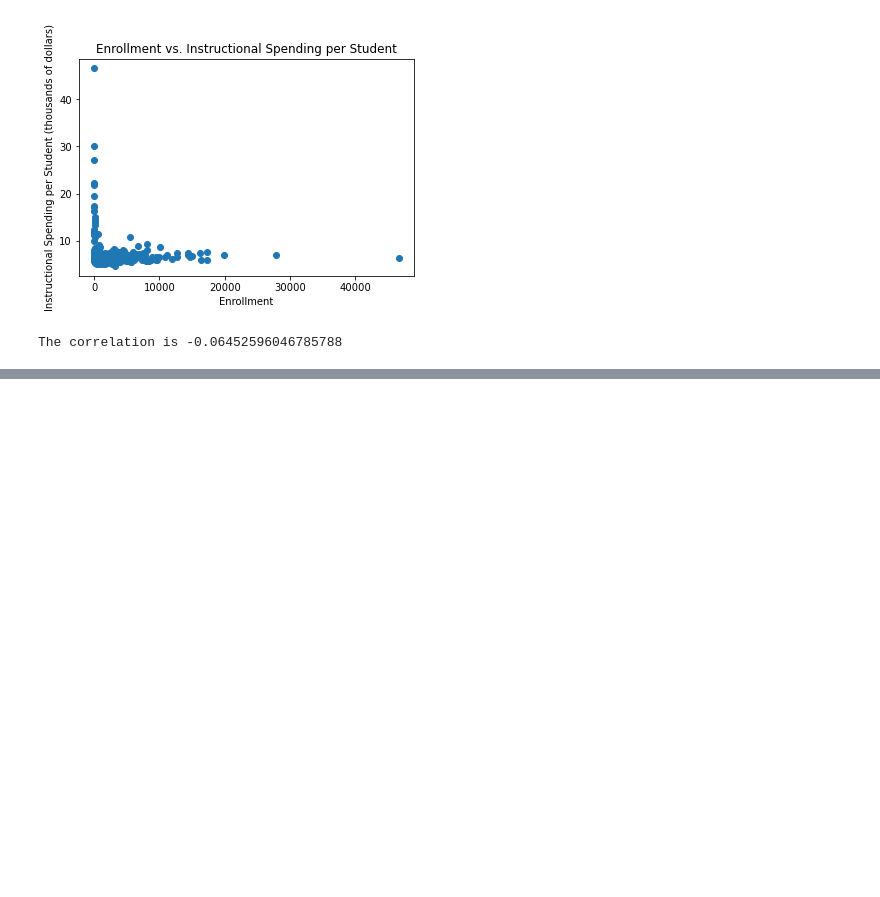
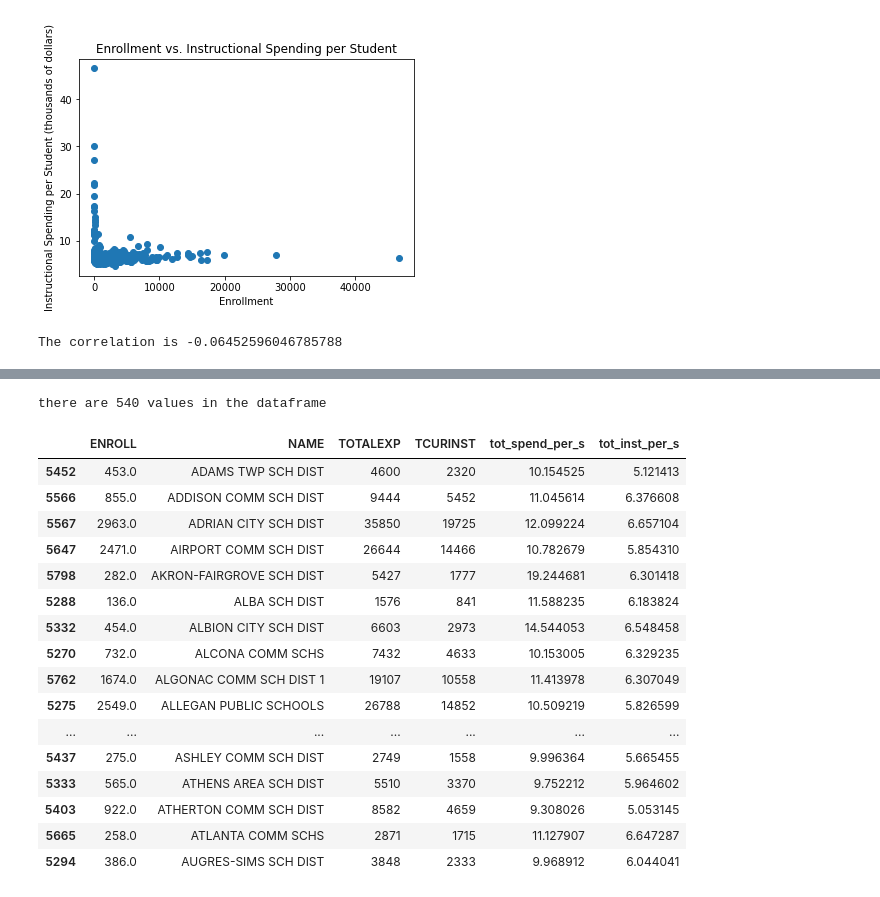
Before and after one commit to robertodiazbriones/Project_2, a Jupyter notebook: Education_finance_exploration.ipynb, the cells around one changed output, grey strips where cells are left out. Saved outputs shown, nothing was run; the diff lists cells and outputs as text; code cells hidden in the pictures; blank space fills up the shorter version.

```diff
--- a/Education_finance_exploration.ipynb
+++ b/Education_finance_exploration.ipynb
@@ -565,0 +609,26 @@ The correlation is -0.06452596046785788
+# %%
+#sort spend_df by district and compare
+
+spend_df = spend_df.sort_values(by = ['NAME'])
+
+print(f'there are {len(spend_df)} values in the dataframe')
+spend_df.head(25)
+# %% [output]
+there are 540 values in the dataframe
+|  | ENROLL | NAME | TOTALEXP | TCURINST | tot_spend_per_s | tot_inst_per_s |
+| 5452 | 453.0 | ADAMS TWP SCH DIST | 4600 | 2320 | 10.154525 | 5.121413 |
+| 5566 | 855.0 | ADDISON COMM SCH DIST | 9444 | 5452 | 11.045614 | 6.376608 |
+| 5567 | 2963.0 | ADRIAN CITY SCH DIST | 35850 | 19725 | 12.099224 | 6.657104 |
+| 5647 | 2471.0 | AIRPORT COMM SCH DIST | 26644 | 14466 | 10.782679 | 5.854310 |
+| 5798 | 282.0 | AKRON-FAIRGROVE SCH DIST | 5427 | 1777 | 19.244681 | 6.301418 |
+| 5288 | 136.0 | ALBA SCH DIST | 1576 | 841 | 11.588235 | 6.183824 |
+| 5332 | 454.0 | ALBION CITY SCH DIST | 6603 | 2973 | 14.544053 | 6.548458 |
+| 5270 | 732.0 | ALCONA COMM SCHS | 7432 | 4633 | 10.153005 | 6.329235 |
+| 5762 | 1674.0 | ALGONAC COMM SCH DIST 1 | 19107 | 10558 | 11.413978 | 6.307049 |
+| 5275 | 2549.0 | ALLEGAN PUBLIC SCHOOLS | 26788 | 14852 | 10.509219 | 5.826599 |
+| ... | ... | ... | ... | ... | ... | ... |
+| 5437 | 275.0 | ASHLEY COMM SCH DIST | 2749 | 1558 | 9.996364 | 5.665455 |
+| 5333 | 565.0 | ATHENS AREA SCH DIST | 5510 | 3370 | 9.752212 | 5.964602 |
+| 5403 | 922.0 | ATHERTON COMM SCH DIST | 8582 | 4659 | 9.308026 | 5.053145 |
+| 5665 | 258.0 | ATLANTA COMM SCHS | 2871 | 1715 | 11.127907 | 6.647287 |
+| 5294 | 386.0 | AUGRES-SIMS SCH DIST | 3848 | 2333 | 9.968912 | 6.044041 |
```
Also changed, not shown: parts of 4 cells of this notebook.
